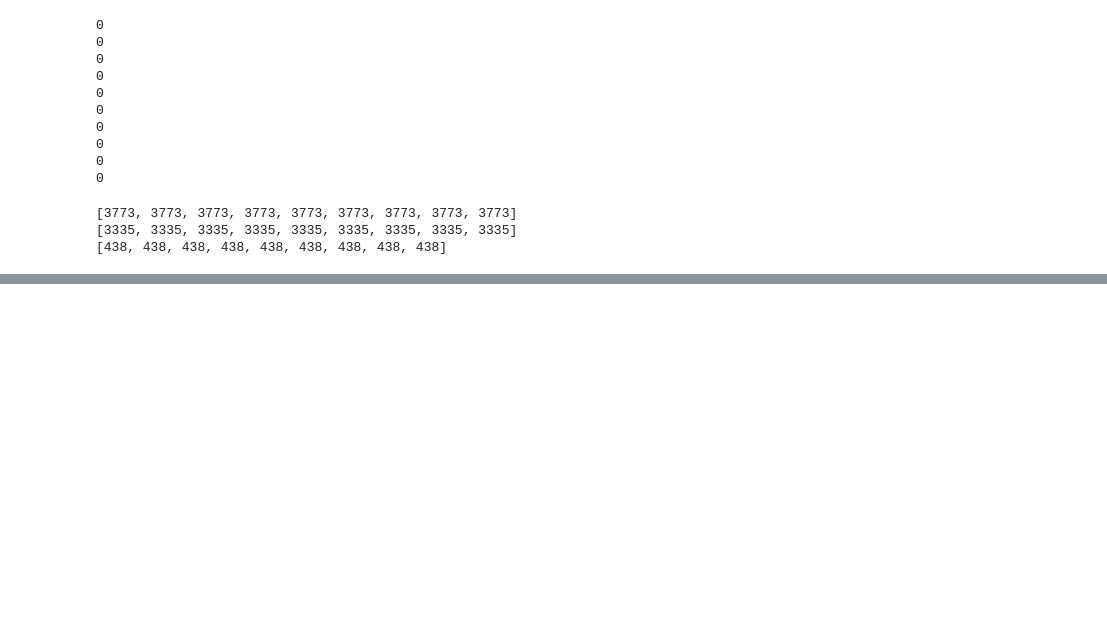
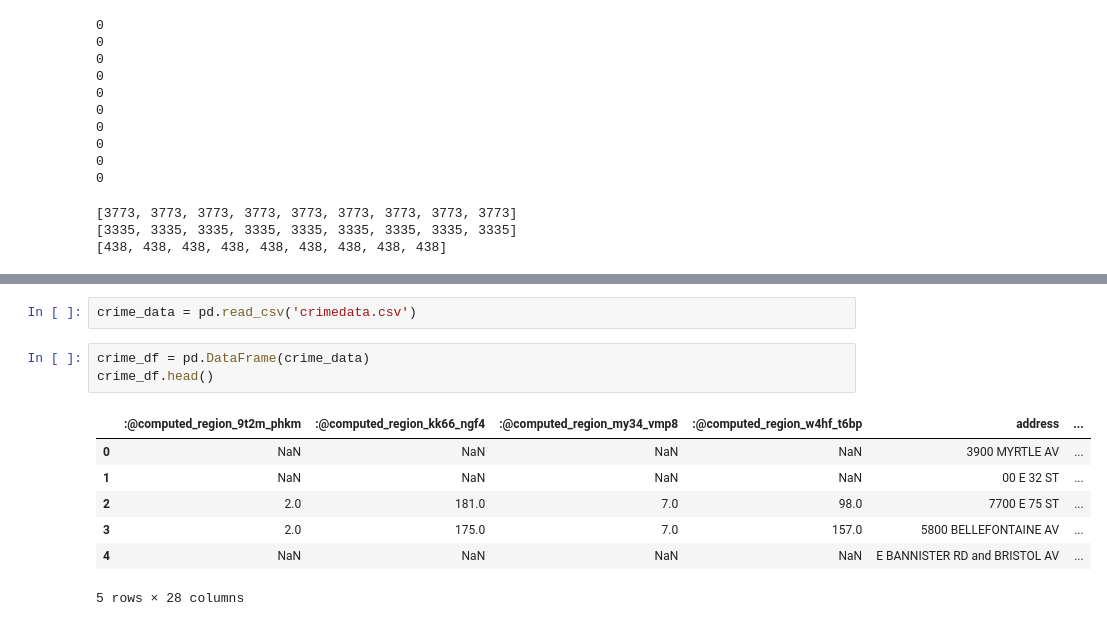
Before and after one commit to sashabridges/DowntownData, a Jupyter notebook: DowntownData Notebook.ipynb, the cells around one changed output, grey strips where cells are left out. Saved outputs shown, nothing was run; the diff lists cells and outputs as text; blank space fills up the shorter version.

```diff
--- a/DowntownData Notebook.ipynb
+++ b/DowntownData Notebook.ipynb
@@ -85,0 +120,13 @@ from sqlalchemy import inspect, func
+# %%
+crime_data = pd.read_csv('crimedata.csv')
+# %%
+crime_df = pd.DataFrame(crime_data)
+crime_df.head()
+# %% [output]
+|  | :@computed_region_9t2m_phkm | :@computed_region_kk66_ngf4 | :@computed_region_my34_vmp8 | :@computed_region_w4hf_t6bp | address | ... |
+| 0 | NaN | NaN | NaN | NaN | 3900 MYRTLE AV | ... |
+| 1 | NaN | NaN | NaN | NaN | 00 E 32 ST | ... |
+| 2 | 2.0 | 181.0 | 7.0 | 98.0 | 7700 E 75 ST | ... |
+| 3 | 2.0 | 175.0 | 7.0 | 157.0 | 5800 BELLEFONTAINE AV | ... |
+| 4 | NaN | NaN | NaN | NaN | E BANNISTER RD and BRISTOL AV | ... |
+5 rows × 28 columns
```
Also changed, not shown: parts of 6 cells of this notebook, 3 other files.
